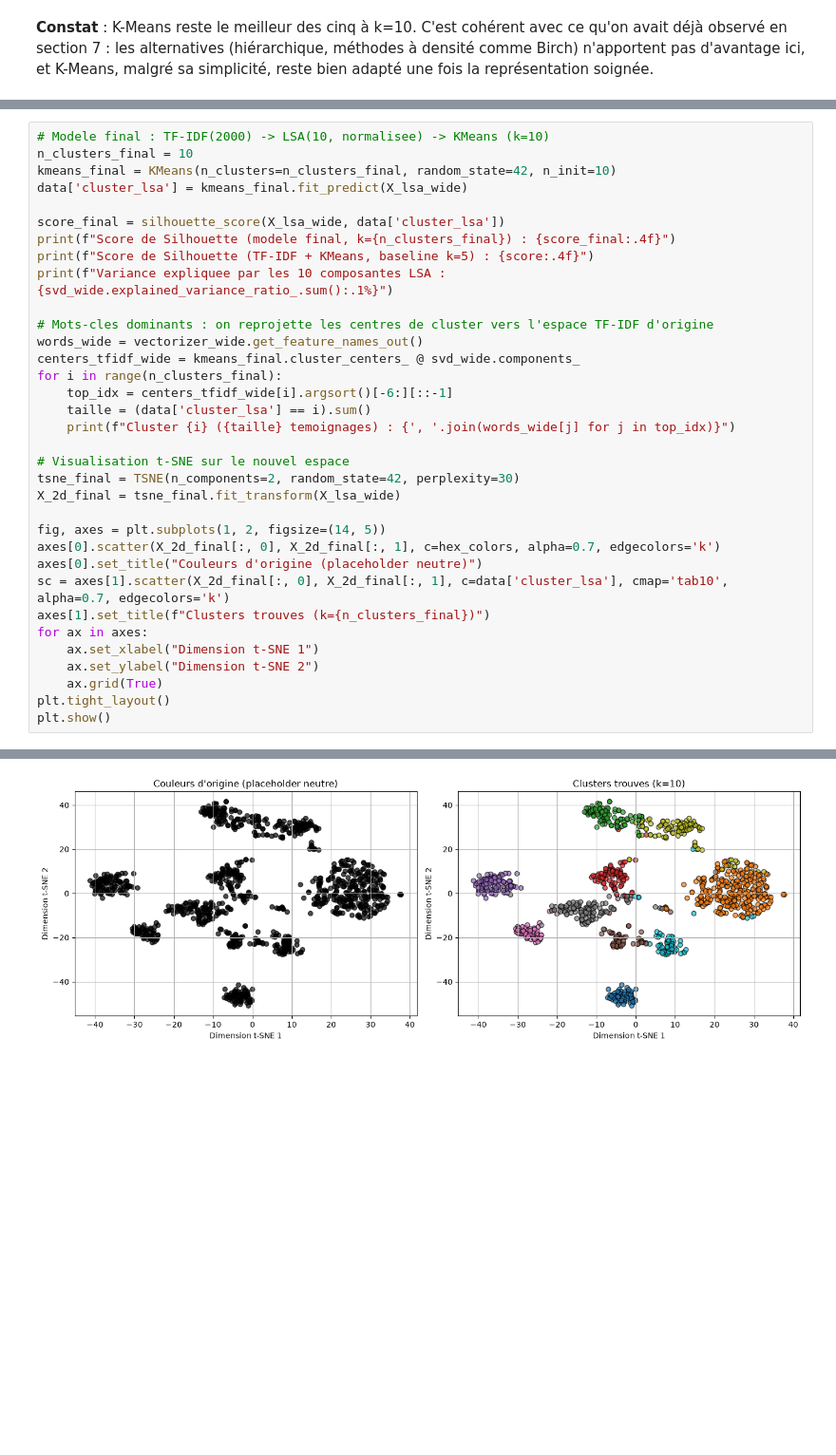
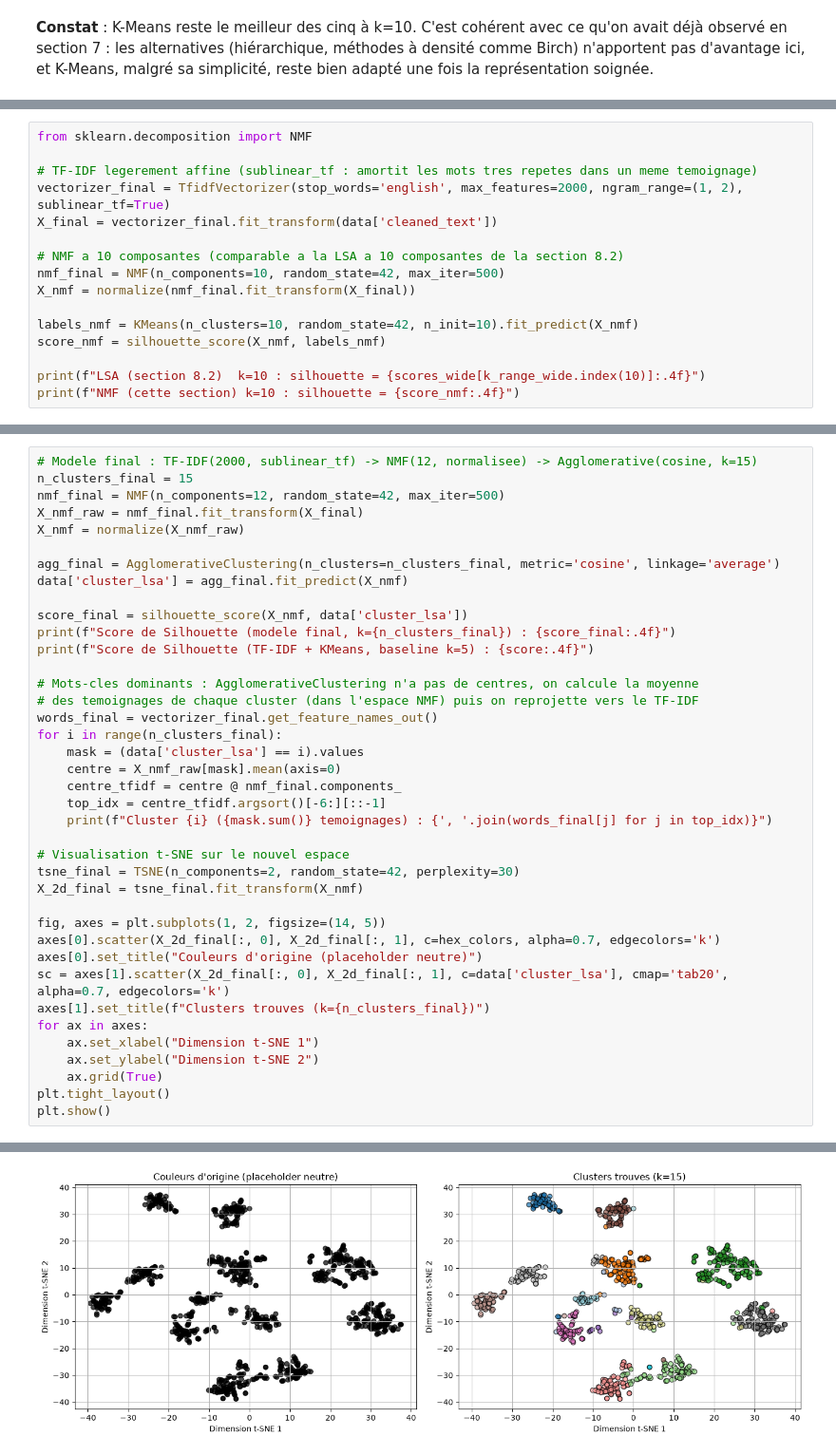
Before and after one commit to LouiSvon/cvrie, a Jupyter notebook: notebooks/unsupervised_learning.ipynb, the cells around one changed output, grey strips where cells are left out. Shown at 95% size. Drawn from its saved outputs; the diff is of its cells as text; blank space fills up the shorter version.

```diff
--- a/notebooks/unsupervised_learning.ipynb
+++ b/notebooks/unsupervised_learning.ipynb
@@ -537,0 +544,16 @@ Birch                    silhouette = 0.3622
+# %%
+from sklearn.decomposition import NMF
+
+# TF-IDF legerement affine (sublinear_tf : amortit les mots tres repetes dans un meme temoignage)
+vectorizer_final = TfidfVectorizer(stop_words='english', max_features=2000, ngram_range=(1, 2), sublinear_tf=True)
+X_final = vectorizer_final.fit_transform(data['cleaned_text'])
+
+# NMF a 10 composantes (comparable a la LSA a 10 composantes de la section 8.2)
+nmf_final = NMF(n_components=10, random_state=42, max_iter=500)
+X_nmf = normalize(nmf_final.fit_transform(X_final))
+
+labels_nmf = KMeans(n_clusters=10, random_state=42, n_init=10).fit_predict(X_nmf)
+score_nmf = silhouette_score(X_nmf, labels_nmf)
+
+print(f"LSA (section 8.2)  k=10 : silhouette = {scores_wide[k_range_wide.index(10)]:.4f}")
+print(f"NMF (cette section) k=10 : silhouette = {score_nmf:.4f}")
@@ -542,30 +682,35 @@ On retient la configuration **TF-IDF (2000 termes) + LSA à 10 composantes norma
 # %%
-# Modele final : TF-IDF(2000) -> LSA(10, normalisee) -> KMeans (k=10)
-n_clusters_final = 10
-kmeans_final = KMeans(n_clusters=n_clusters_final, random_state=42, n_init=10)
-data['cluster_lsa'] = kmeans_final.fit_predict(X_lsa_wide)
+# Modele final : TF-IDF(2000, sublinear_tf) -> NMF(12, normalisee) -> Agglomerative(cosine, k=15)
+n_clusters_final = 15
+nmf_final = NMF(n_components=12, random_state=42, max_iter=500)
+X_nmf_raw = nmf_final.fit_transform(X_final)
+X_nmf = normalize(X_nmf_raw)
 
-score_final = silhouette_score(X_lsa_wide, data['cluster_lsa'])
+agg_final = AgglomerativeClustering(n_clusters=n_clusters_final, metric='cosine', linkage='average')
+data['cluster_lsa'] = agg_final.fit_predict(X_nmf)
+
+score_final = silhouette_score(X_nmf, data['cluster_lsa'])
 print(f"Score de Silhouette (modele final, k={n_clusters_final}) : {score_final:.4f}")
 print(f"Score de Silhouette (TF-IDF + KMeans, baseline k=5) : {score:.4f}")
-print(f"Variance expliquee par les 10 composantes LSA : {svd_wide.explained_variance_ratio_.sum():.1%}")
 
-# Mots-cles dominants : on reprojette les centres de cluster vers l'espace TF-IDF d'origine
-words_wide = vectorizer_wide.get_feature_names_out()
-centers_tfidf_wide = kmeans_final.cluster_centers_ @ svd_wide.components_
+# Mots-cles dominants : AgglomerativeClustering n'a pas de centres, on calcule la moyenne
+# des temoignages de chaque cluster (dans l'espace NMF) puis on reprojette vers le TF-IDF
+words_final = vectorizer_final.get_feature_names_out()
 for i in range(n_clusters_final):
-    top_idx = centers_tfidf_wide[i].argsort()[-6:][::-1]
-    taille = (data['cluster_lsa'] == i).sum()
-    print(f"Cluster {i} ({taille} temoignages) : {', '.join(words_wide[j] for j in top_idx)}")
+    mask = (data['cluster_lsa'] == i).values
+    centre = X_nmf_raw[mask].mean(axis=0)
+    centre_tfidf = centre @ nmf_final.components_
+    top_idx = centre_tfidf.argsort()[-6:][::-1]
+    print(f"Cluster {i} ({mask.sum()} temoignages) : {', '.join(words_final[j] for j in top_idx)}")
 
 # Visualisation t-SNE sur le nouvel espace
 tsne_final = TSNE(n_components=2, random_state=42, perplexity=30)
-X_2d_final = tsne_final.fit_transform(X_lsa_wide)
+X_2d_final = tsne_final.fit_transform(X_nmf)
 
 fig, axes = plt.subplots(1, 2, figsize=(14, 5))
 axes[0].scatter(X_2d_final[:, 0], X_2d_final[:, 1], c=hex_colors, alpha=0.7, edgecolors='k')
 axes[0].set_title("Couleurs d'origine (placeholder neutre)")
-sc = axes[1].scatter(X_2d_final[:, 0], X_2d_final[:, 1], c=data['cluster_lsa'], cmap='tab10', alpha=0.7, edgecolors='k')
+sc = axes[1].scatter(X_2d_final[:, 0], X_2d_final[:, 1], c=data['cluster_lsa'], cmap='tab20', alpha=0.7, edgecolors='k')
 axes[1].set_title(f"Clusters trouves (k={n_clusters_final})")
 for ax in axes:
     ax.set_xlabel("Dimension t-SNE 1")
@@ -590,4 +739,4 @@ Cluster 9 (72 temoignages) : pain, feel, head, like, starts, throbbing
-[figure, old version]
+[figure, new version]
 # %% [markdown]
 ### Interprétation
 
```
Also changed, not shown: parts of 19 cells of this notebook.
